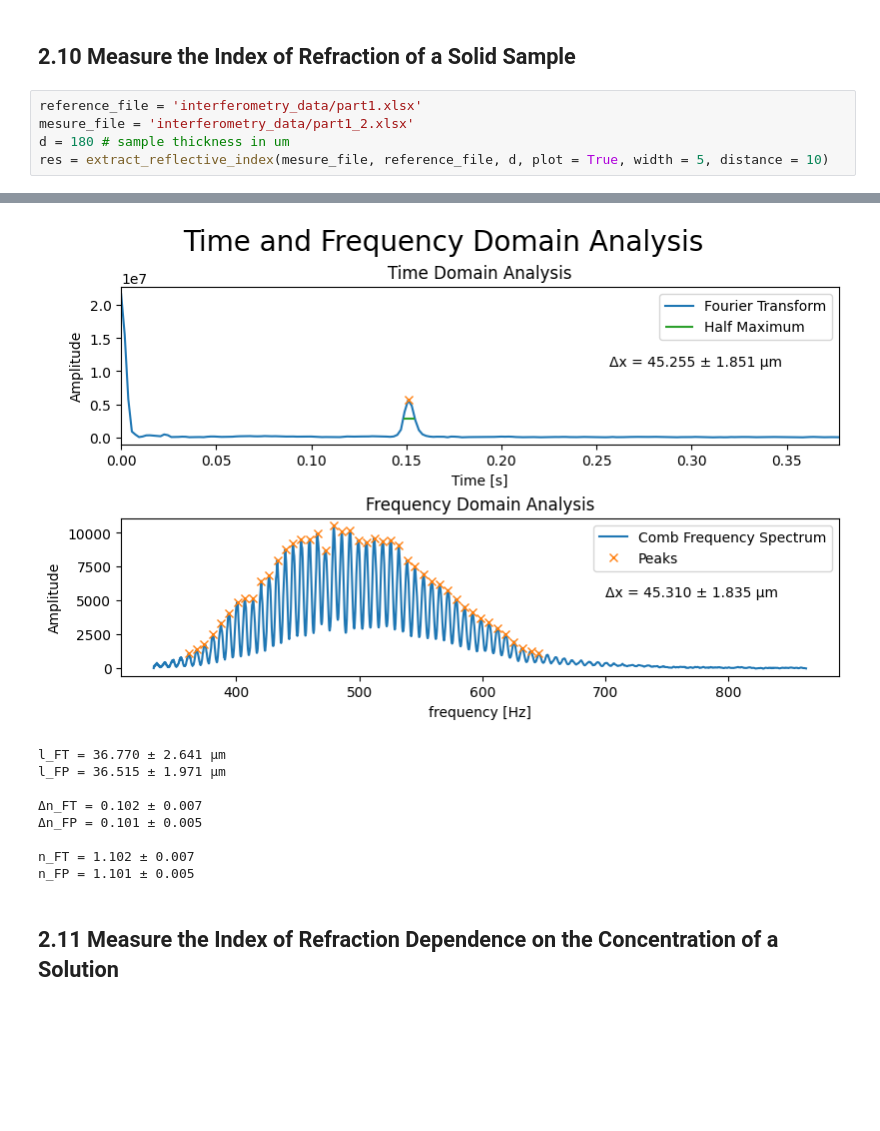
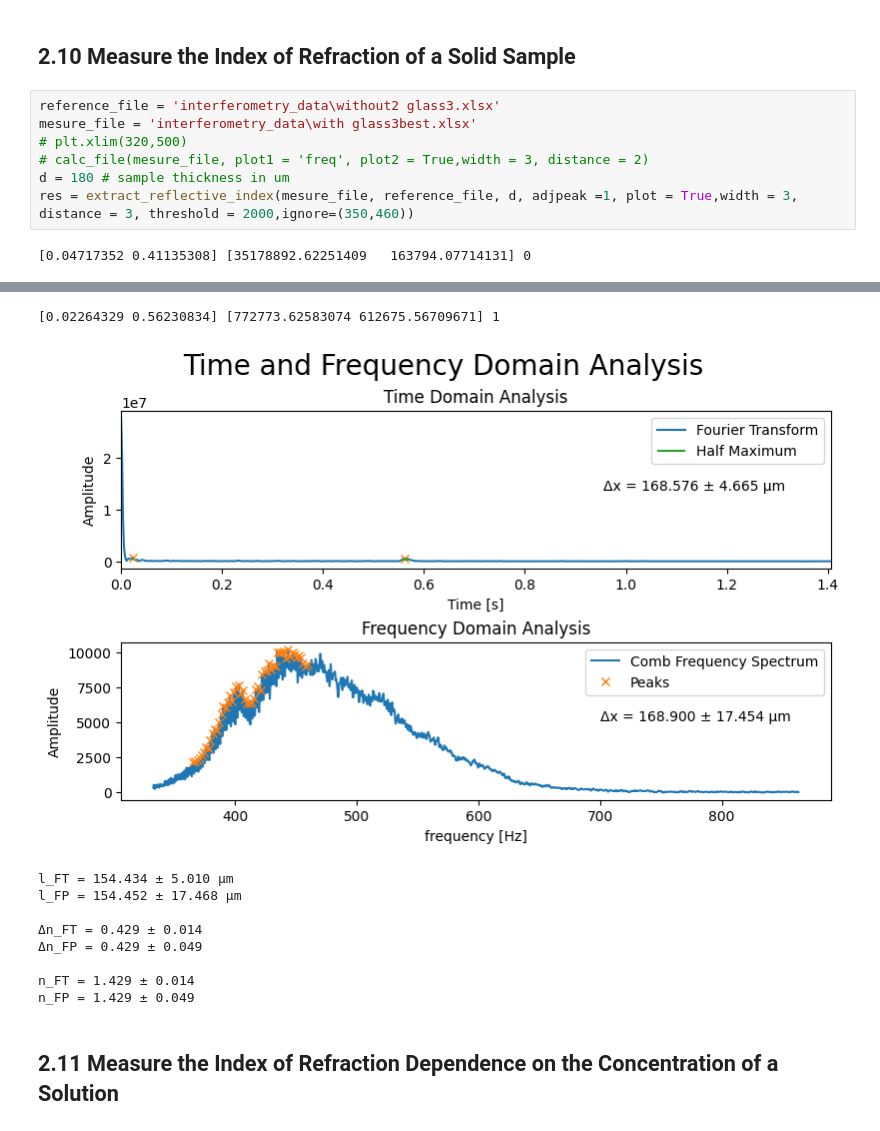
Before and after one commit to YehonathanBarda/PhyChemLab, a Jupyter notebook: Interferometry.ipynb, the cells around one changed output, grey strips where cells are left out. Drawn from its saved outputs; the diff is of its cells as text; blank space fills up the shorter version.

```diff
--- a/Interferometry.ipynb
+++ b/Interferometry.ipynb
@@ -372,8 +395,11 @@ plt.show()
 # %% [markdown]
 ## 2.10 Measure the Index of Refraction of a Solid Sample
 # %%
-reference_file = 'interferometry_data/part1.xlsx'
-mesure_file = 'interferometry_data/part1_2.xlsx'
+reference_file = 'interferometry_data\without2 glass3.xlsx'
+mesure_file = 'interferometry_data\with glass3best.xlsx'
+# plt.xlim(320,500)
+# calc_file(mesure_file, plot1 = 'freq', plot2 = True,width = 3, distance = 2)
 d = 180 # sample thickness in um
-res = extract_reflective_index(mesure_file, reference_file, d, plot = True, width = 5, distance = 10)
+res = extract_reflective_index(mesure_file, reference_file, d, adjpeak =1, plot = True,width = 3, distance = 3, threshold = 2000,ignore=(350,460))
 # %% [output]
+[0.04717352 0.41135308] [35178892.62251409   163794.07714131] 0
@@ -381,11 +407,12 @@ res = extract_reflective_index(mesure_file, reference_file, d, plot = True, widt
+[0.02264329 0.56230834] [772773.62583074 612675.56709671] 1
-[figure, old version]
+[figure, new version]
-l_FT = 36.770 ± 2.641 μm
-l_FP = 36.515 ± 1.971 μm
-
-Δn_FT = 0.102 ± 0.007
-Δn_FP = 0.101 ± 0.005
-
-n_FT = 1.102 ± 0.007
-n_FP = 1.101 ± 0.005
+l_FT = 154.434 ± 5.010 μm
+l_FP = 154.452 ± 17.468 μm
+
+Δn_FT = 0.429 ± 0.014
+Δn_FP = 0.429 ± 0.049
+
+n_FT = 1.429 ± 0.014
+n_FP = 1.429 ± 0.049
 # %% [markdown]
 ## 2.11 Measure the Index of Refraction Dependence on the Concentration of a Solution
```
Also changed, not shown: parts of 12 cells of this notebook, 15 other files.
